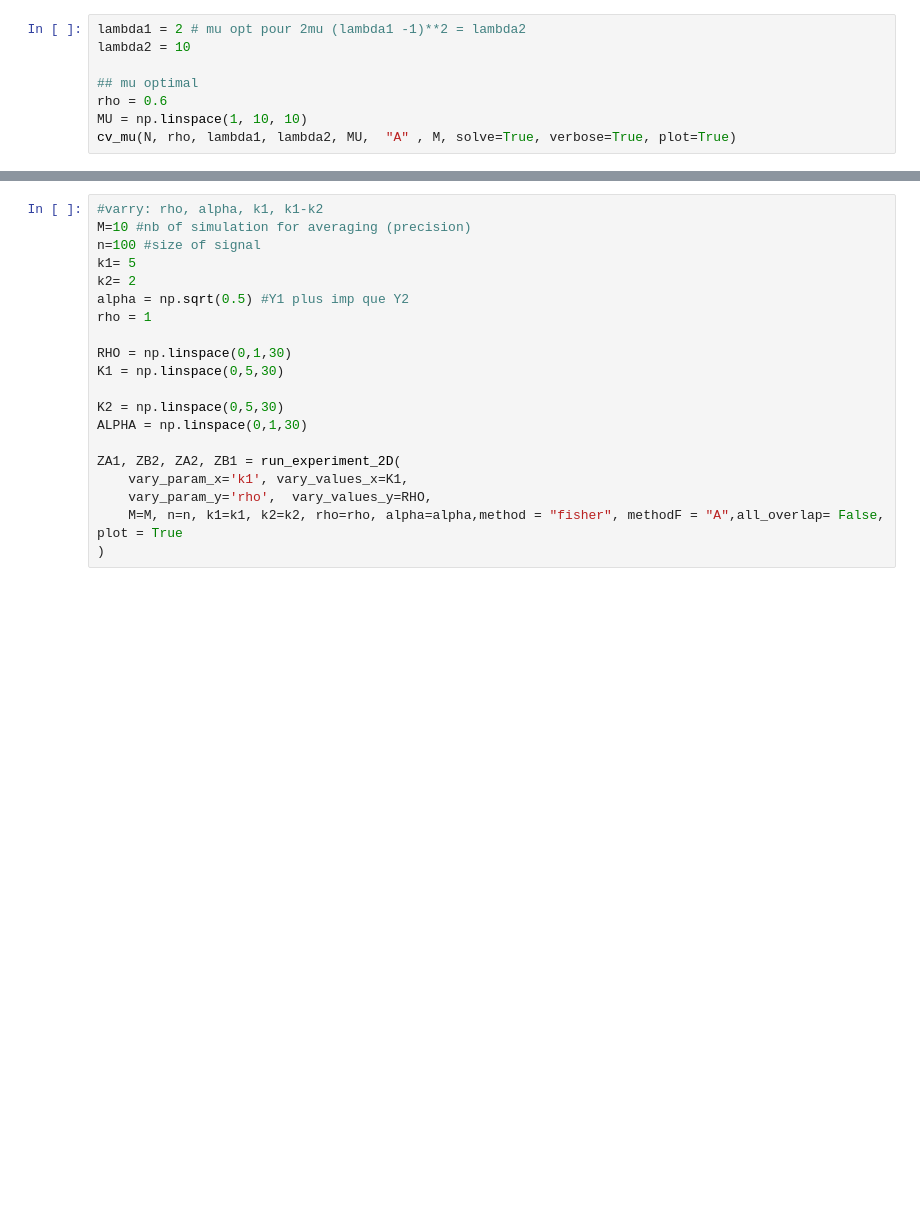
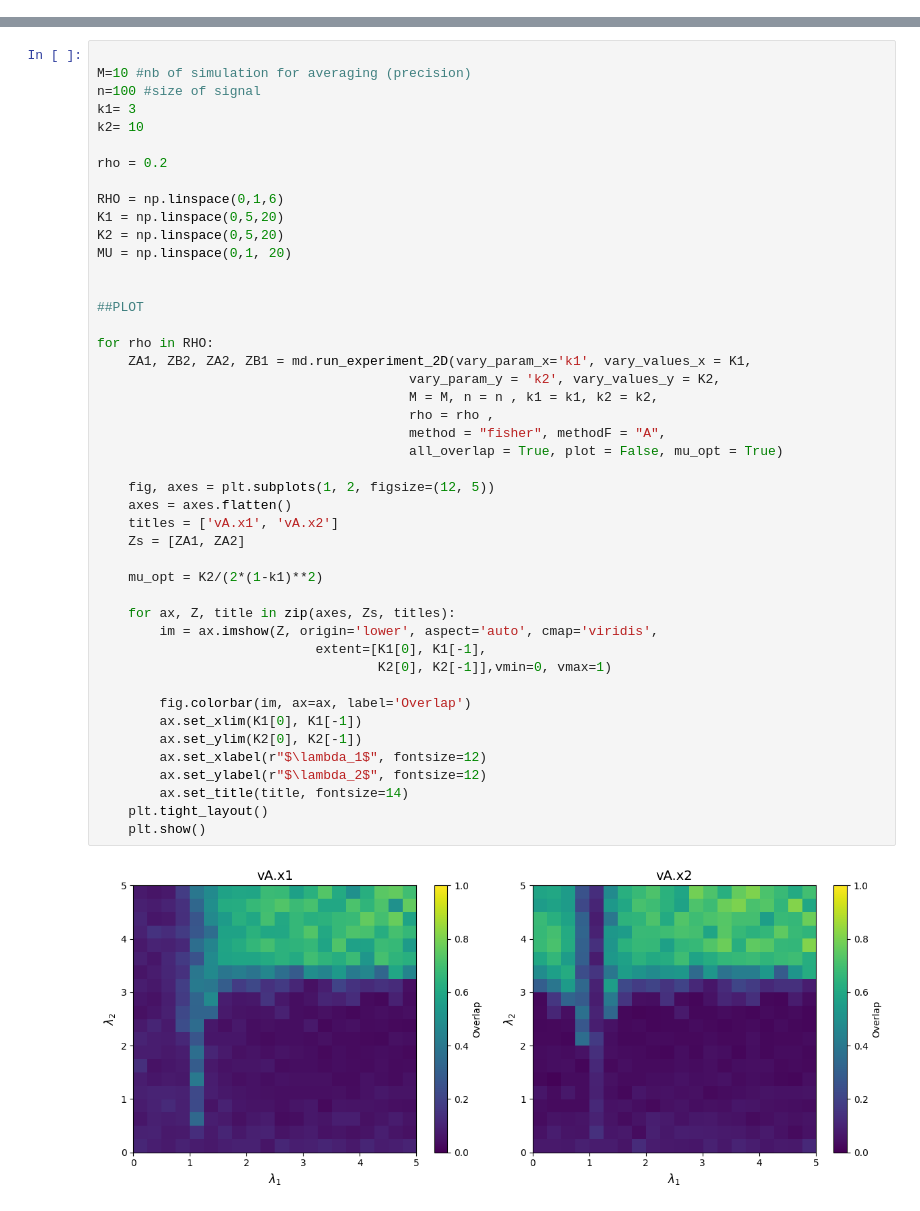
Before and after one commit to Taliesin123/Physics_The_Projects, a Jupyter notebook: Spike_code/nums_fisher.ipynb, the cells around one changed output, grey strips where cells are left out. Cells and saved outputs as stored; diff of their text form; blank space fills up the shorter version.

```diff
--- a/Spike_code/nums_fisher.ipynb
+++ b/Spike_code/nums_fisher.ipynb
@@ -234,8 +74,0 @@ plt.show()
-# %%
-lambda1 = 2 # mu opt pour 2mu (lambda1 -1)**2 = lambda2
-lambda2 = 10
-
-## mu optimal
-rho = 0.6
-MU = np.linspace(1, 10, 10)
-cv_mu(N, rho, lambda1, lambda2, MU,  "A" , M, solve=True, verbose=True, plot=True)
@@ -489,20 +443,47 @@ plt.show()
 # %%
-#varry: rho, alpha, k1, k1-k2
+
 M=10 #nb of simulation for averaging (precision)
 n=100 #size of signal
-k1= 5
-k2= 2
-alpha = np.sqrt(0.5) #Y1 plus imp que Y2
-rho = 1
+k1= 3
+k2= 10
 
-RHO = np.linspace(0,1,30)
-K1 = np.linspace(0,5,30)
+rho = 0.2
 
-K2 = np.linspace(0,5,30)
-ALPHA = np.linspace(0,1,30)
+RHO = np.linspace(0,1,6)
+K1 = np.linspace(0,5,20)
+K2 = np.linspace(0,5,20)
+MU = np.linspace(0,1, 20)
 
-ZA1, ZB2, ZA2, ZB1 = run_experiment_2D(
-    vary_param_x='k1', vary_values_x=K1,
-    vary_param_y='rho',  vary_values_y=RHO,
-    M=M, n=n, k1=k1, k2=k2, rho=rho, alpha=alpha,method = "fisher", methodF = "A",all_overlap= False, plot = True
-)
+
+##PLOT
+
+for rho in RHO:
+    ZA1, ZB2, ZA2, ZB1 = md.run_experiment_2D(vary_param_x='k1', vary_values_x = K1,
+                                        vary_param_y = 'k2', vary_values_y = K2,
+                                        M = M, n = n , k1 = k1, k2 = k2,
+                                        rho = rho ,
+                                        method = "fisher", methodF = "A",
+                                        all_overlap = True, plot = False, mu_opt = True)
+
+    fig, axes = plt.subplots(1, 2, figsize=(12, 5))
+    axes = axes.flatten()
+    titles = ['vA.x1', 'vA.x2']
+    Zs = [ZA1, ZA2]
+
+    mu_opt = K2/(2*(1-k1)**2)
+
+    for ax, Z, title in zip(axes, Zs, titles):
+        im = ax.imshow(Z, origin='lower', aspect='auto', cmap='viridis',
+                            extent=[K1[0], K1[-1],
+                                    K2[0], K2[-1]],vmin=0, vmax=1)
+
+        fig.colorbar(im, ax=ax, label='Overlap')
+        ax.set_xlim(K1[0], K1[-1])
+        ax.set_ylim(K2[0], K2[-1])
+        ax.set_xlabel(r"$\lambda_1$", fontsize=12)
+        ax.set_ylabel(r"$\lambda_2$", fontsize=12)
+        ax.set_title(title, fontsize=14)
+    plt.tight_layout()
+    plt.show()
+# %% [output]
+[figure, added]
```
Also changed, not shown: parts of 18 cells of this notebook, 2 other files.
